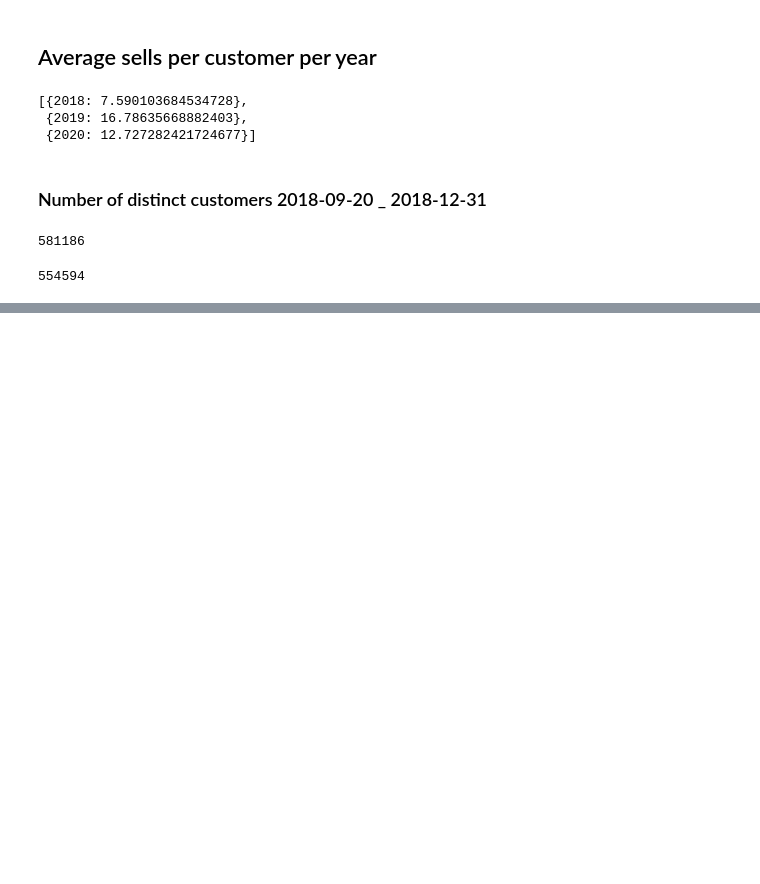
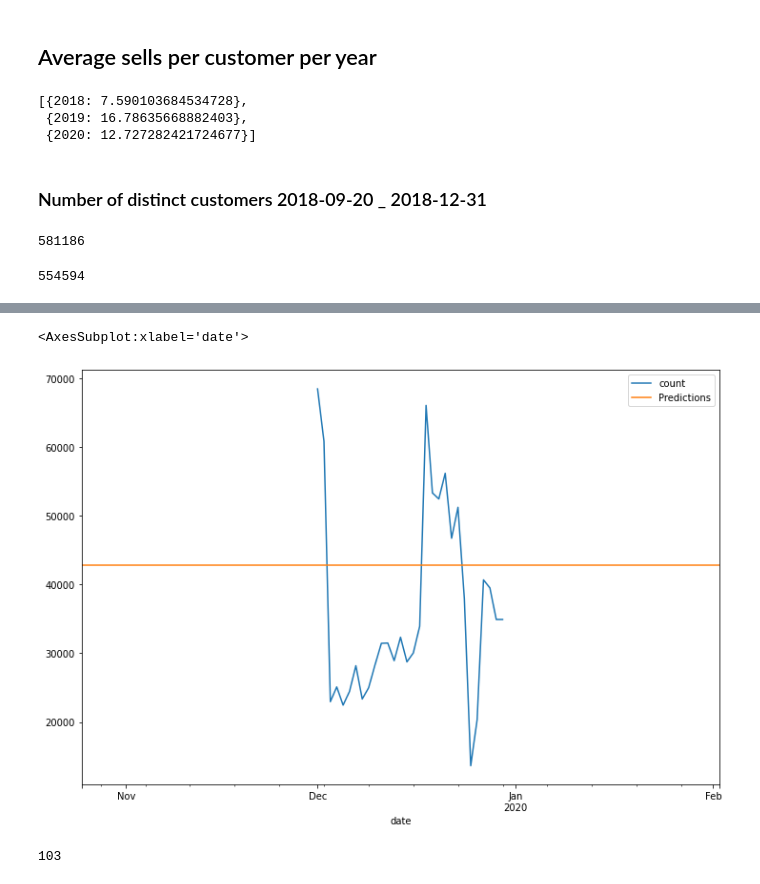
Before and after one commit to owl2/kaggle, a Jupyter notebook: hm/exploration.ipynb, the cells around one changed output, grey strips where cells are left out. Saved outputs shown, nothing was run; the diff lists cells and outputs as text; code cells hidden in the pictures; blank space fills up the shorter version.

```diff
--- a/hm/exploration.ipynb
+++ b/hm/exploration.ipynb
@@ -79,0 +155,21 @@ distinct_customer_2019.reset_index()['customer_id'].count()
+# %%
+from statsmodels.tsa.arima.model import ARIMA
+
+model = ARIMA(sales_year["count"], order=(1,0,0))
+
+result = model.fit()
+
+start = len(sales_year)
+end = len(sales_year)-1
+
+pred = result.predict(start=400, end=500, typ="levels", dynamic=False).rename("Predictions")
+# %%
+test['count'].plot(figsize=(12,8),legend=True)
+pred.plot(legend=True)
+# %% [output]
+<AxesSubplot:xlabel='date'>
+[figure, added]
+# %%
+len(sales_year)
+# %% [output]
+103
```
Also changed, not shown: parts of 6 cells of this notebook, 4 other files.
